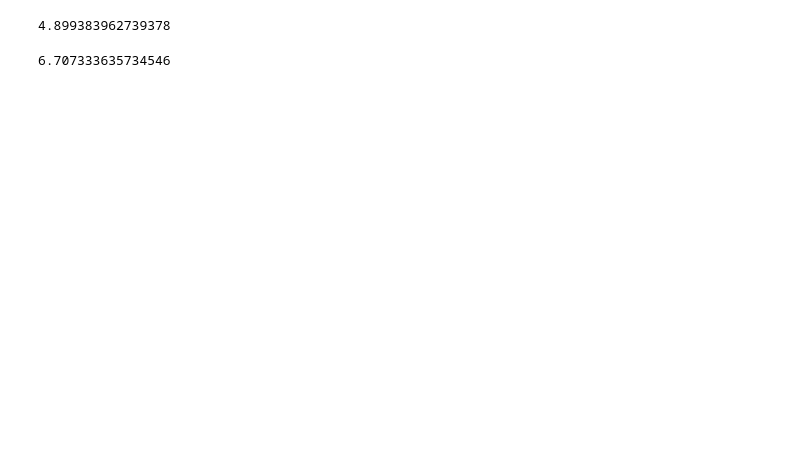
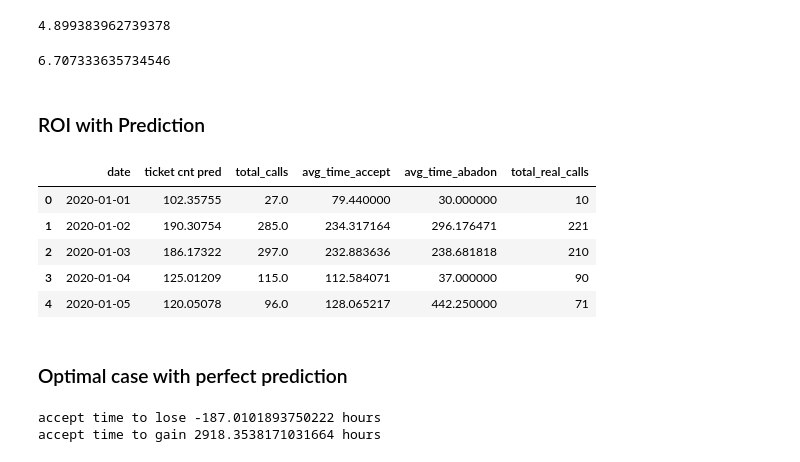
Before and after one commit to aiglobalpros/AI_Call_Center, a Jupyter notebook: notebooks/ROI.ipynb, the cells around one changed output. Saved outputs shown, nothing was run; the diff lists cells and outputs as text; code cells hidden in the pictures; blank space fills up the shorter version.

```diff
--- a/notebooks/ROI.ipynb
+++ b/notebooks/ROI.ipynb
@@ -11,7 +11,7 @@ scaler = MinMaxScaler()
 # %%
 gs_uri = 'gs://videotron-ai-bucket/'
 dataset_path = gs_uri + 'dataset/'
-df = pd.read_excel(dataset_path + 'Planning intra-day 2020-01-01 au 2020-04-30.xlsx')
+df = pd.read_excel('Planning intra-day 2020-01-01 au 2020-04-30.xlsx')
 df = df.fillna(0.0)
 df.head()
 # %% [output]
@@ -210,3 +215,5 @@ See the caveats in the documentation: https://pandas.pydata.org/pandas-docs/stab
 test[(test['avg_time_accept_min'] > WAITING_TIME_GOAL) & (test['avg_time_abandon_min'] > WAITING_TIME_GOAL)]['ratio_call_advisor'].mean()
 # %% [output]
 6.707333635734546
+# %% [markdown]
+### ROI with Prediction
@@ -212,0 +228,45 @@ test[(test['avg_time_accept_min'] > WAITING_TIME_GOAL) & (test['avg_time_abandon
+# %%
+result_path = gs_uri + 'results/'
+
+preds = pd.read_csv(result_path + "results_ticket_count_prediction_202005062015.csv")
+preds['date'] = pd.to_datetime(preds['date'])
+#
+perf = pd.read_csv(dataset_path + 'performance_centre_appels_sept2017_mars2020.csv', encoding='iso-8859-1')
+perf.columns = ['week_day', 'date', 'total_calls', 'accept', 'accept_percent', 'abandon', 'abandon_percent',
+                'SLA', 'avg_time_treat', 'avg_time_engage', 'avg_time_accept', 'avg_time_abadon',
+                'max_time_accept', 'max_time_abandon', 'accept_percent_no_attend', 'abandon_during_ring',
+                'abandon_short', 'other']
+perf['date'] = pd.to_datetime(perf['date'])
+perf = perf[['date', 'total_calls', 'avg_time_accept', 'avg_time_abadon']]
+#
+inci = pd.read_csv(dataset_path + 'IncidentsCTT20170930_2.csv', encoding="ISO-8859-1", low_memory=False)
+inci = inci.loc[~inci['Submitter'].str.contains('SYSTEM')]
+inci = cast_CCT_features(inci)
+groupby = inci.groupby('Submit_Date_day')
+agg_df = pd.DataFrame(groupby['status'].count().reset_index().values, columns=['Submit_Date_day', 'Ticket cnt'])
+agg_df['total_real_calls'] = agg_df['Ticket cnt'].astype(int)
+agg_df['date'] = pd.to_datetime(agg_df['Submit_Date_day'])
+agg_df = agg_df[['date', 'total_real_calls']]
+# %%
+final = preds[['date', 'ticket cnt pred']]\
+                .merge(perf[['date', 'total_calls', 'avg_time_accept', 'avg_time_abadon']],
+                       on='date', how='left')\
+                .merge(agg_df, on='date', how='left')
+final.head()
+# %% [output]
+|  | date | ticket cnt pred | total_calls | avg_time_accept | avg_time_abadon | total_real_calls |
+| 0 | 2020-01-01 | 102.35755 | 27.0 | 79.440000 | 30.000000 | 10 |
+| 1 | 2020-01-02 | 190.30754 | 285.0 | 234.317164 | 296.176471 | 221 |
+| 2 | 2020-01-03 | 186.17322 | 297.0 | 232.883636 | 238.681818 | 210 |
+| 3 | 2020-01-04 | 125.01209 | 115.0 | 112.584071 | 37.000000 | 90 |
+| 4 | 2020-01-05 | 120.05078 | 96.0 | 128.065217 | 442.250000 | 71 |
+# %% [markdown]
+### Optimal case with perfect prediction
+# %%
+final['accept_time_gains']  = (final['avg_time_accept']/60.  - 7.) * final['total_real_calls']  / 60
+#
+print("accept time to lose", final.loc[final['accept_time_gains'] < 0, 'accept_time_gains'].sum(), 'hours')
+print("accept time to gain", final.loc[final['accept_time_gains'] > 0, 'accept_time_gains'].sum(), 'hours')
+# %% [output]
+accept time to lose -187.0101893750222 hours
+accept time to gain 2918.3538171031664 hours
```
Also changed, not shown: parts of 9 cells of this notebook, 1 other file.
